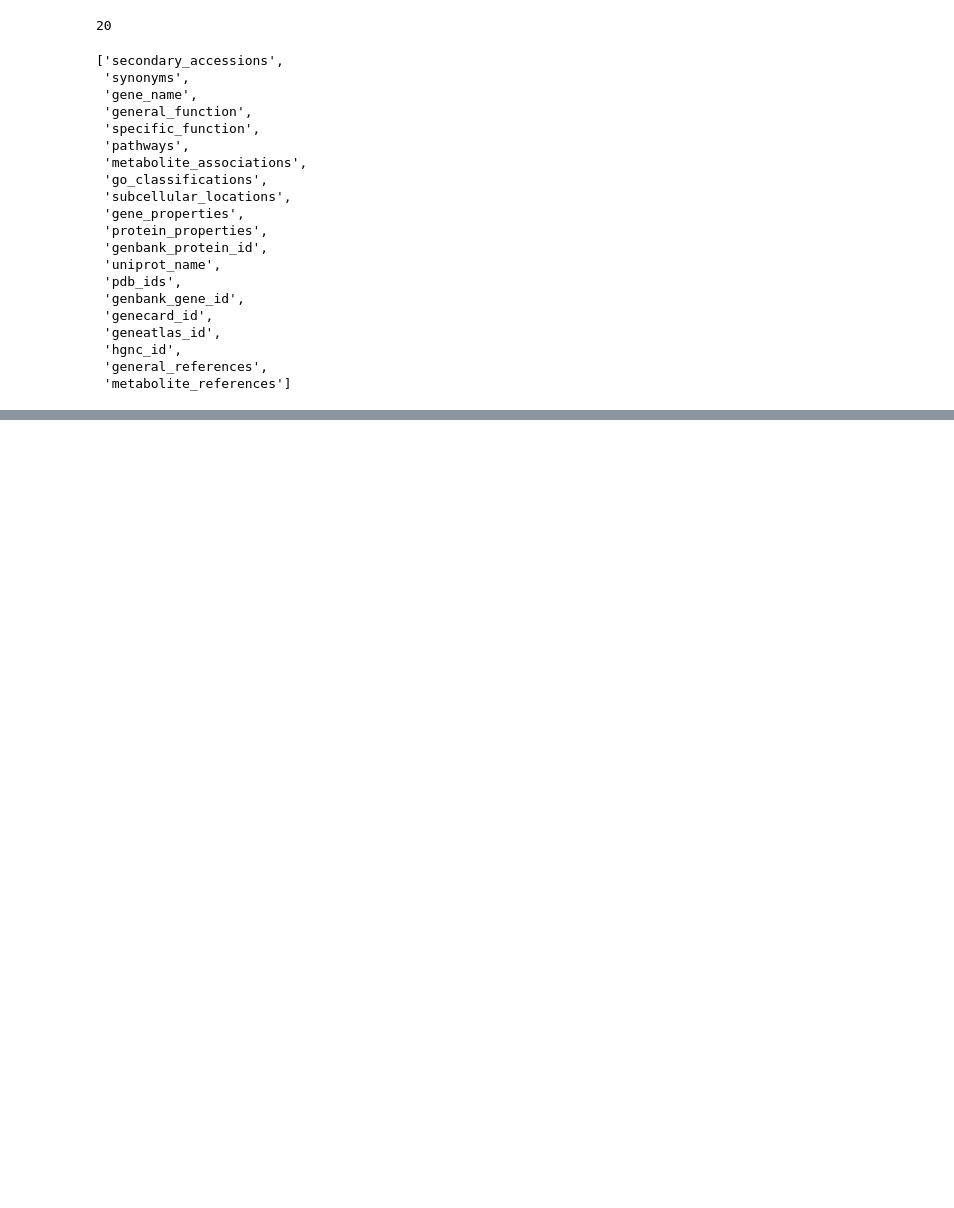
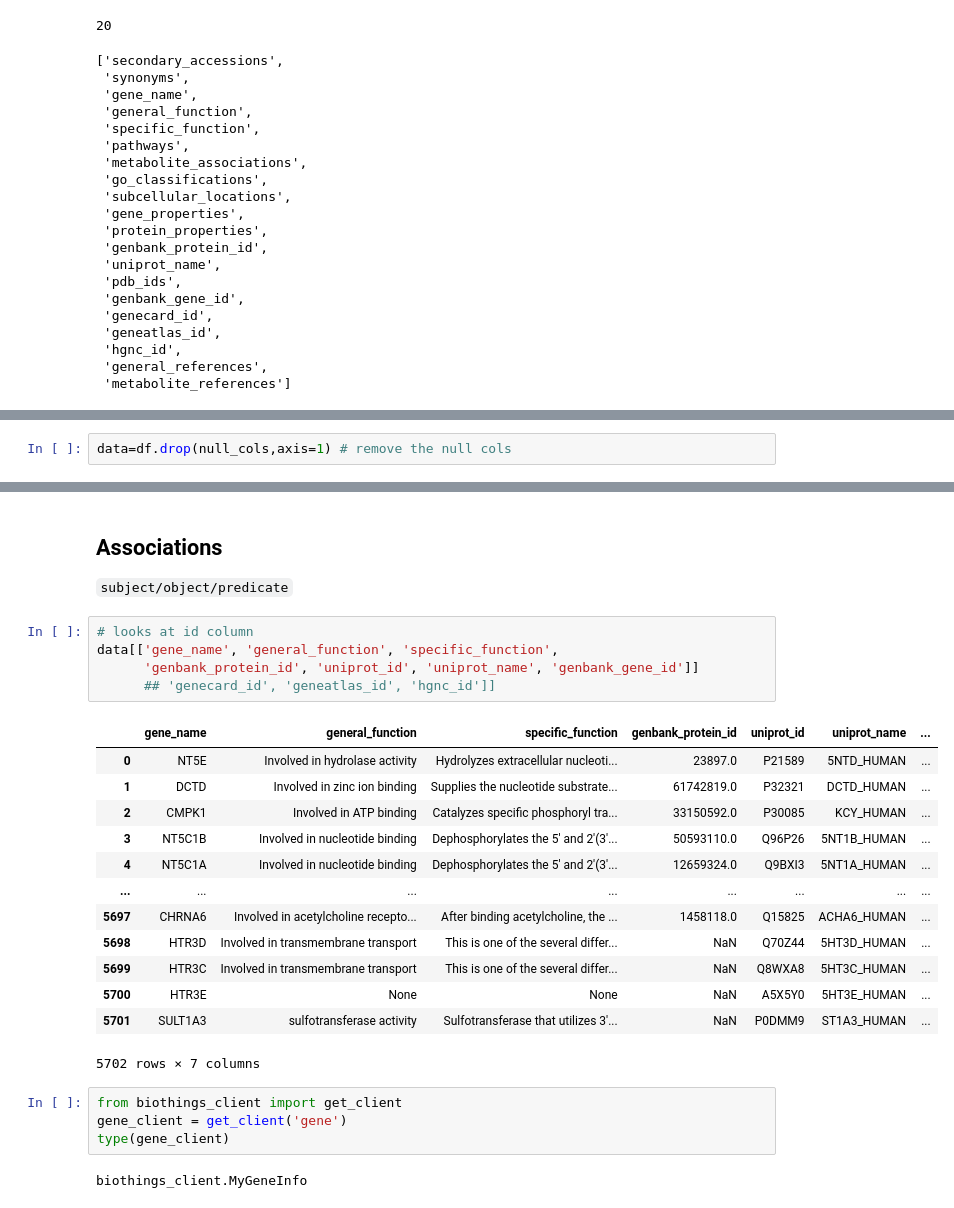
Before and after one commit to NikkiBytes/BioThings_Tutorial, a Jupyter notebook: HMDB_associations.ipynb, the cells around one changed output, grey strips where cells are left out. Saved outputs shown, nothing was run; the diff lists cells and outputs as text; blank space fills up the shorter version.

Commit message:
gene search function added

```diff
--- a/HMDB_associations.ipynb
+++ b/HMDB_associations.ipynb
@@ -160,0 +159,2 @@ len(set_cols)
+# %%
+data=df.drop(null_cols,axis=1) # remove the null cols
@@ -160,0 +178,28 @@ len(set_cols)
+# %% [markdown]
+## Associations
+`subject/object/predicate`
+# %%
+# looks at id column
+data[['gene_name', 'general_function', 'specific_function',
+      'genbank_protein_id', 'uniprot_id', 'uniprot_name', 'genbank_gene_id']]
+      ## 'genecard_id', 'geneatlas_id', 'hgnc_id']]
+# %% [output]
+|  | gene_name | general_function | specific_function | genbank_protein_id | uniprot_id | uniprot_name | ... |
+| 0 | NT5E | Involved in hydrolase activity | Hydrolyzes extracellular nucleoti... | 23897.0 | P21589 | 5NTD_HUMAN | ... |
+| 1 | DCTD | Involved in zinc ion binding | Supplies the nucleotide substrate... | 61742819.0 | P32321 | DCTD_HUMAN | ... |
+| 2 | CMPK1 | Involved in ATP binding | Catalyzes specific phosphoryl tra... | 33150592.0 | P30085 | KCY_HUMAN | ... |
+| 3 | NT5C1B | Involved in nucleotide binding | Dephosphorylates the 5' and 2'(3'... | 50593110.0 | Q96P26 | 5NT1B_HUMAN | ... |
+| 4 | NT5C1A | Involved in nucleotide binding | Dephosphorylates the 5' and 2'(3'... | 12659324.0 | Q9BXI3 | 5NT1A_HUMAN | ... |
+| ... | ... | ... | ... | ... | ... | ... | ... |
+| 5697 | CHRNA6 | Involved in acetylcholine recepto... | After binding acetylcholine, the ... | 1458118.0 | Q15825 | ACHA6_HUMAN | ... |
+| 5698 | HTR3D | Involved in transmembrane transport | This is one of the several differ... | NaN | Q70Z44 | 5HT3D_HUMAN | ... |
+| 5699 | HTR3C | Involved in transmembrane transport | This is one of the several differ... | NaN | Q8WXA8 | 5HT3C_HUMAN | ... |
+| 5700 | HTR3E | None | None | NaN | A5X5Y0 | 5HT3E_HUMAN | ... |
+| 5701 | SULT1A3 | sulfotransferase activity | Sulfotransferase that utilizes 3'... | NaN | P0DMM9 | ST1A3_HUMAN | ... |
+5702 rows × 7 columns
+# %%
+from biothings_client import get_client
+gene_client = get_client('gene')
+type(gene_client)
+# %% [output]
+biothings_client.MyGeneInfo
```
Also changed, not shown: parts of 11 cells of this notebook, 1 other file.
